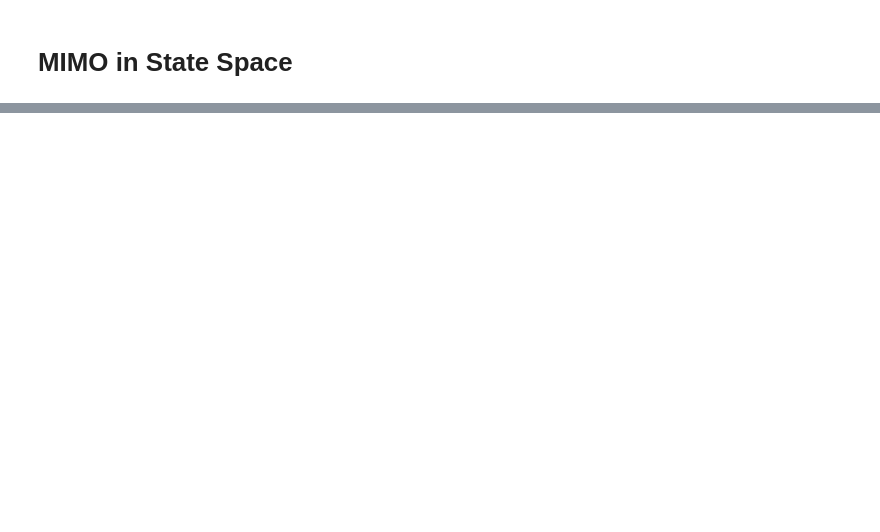
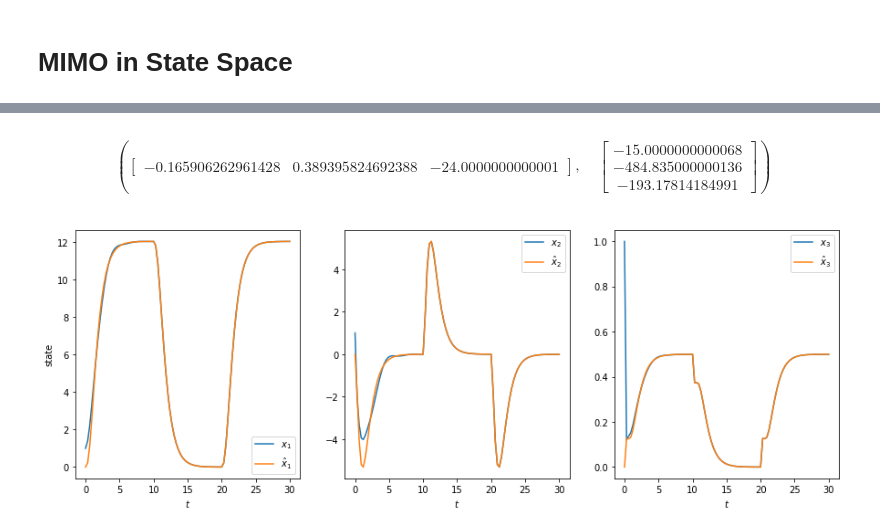
Before and after one commit to klavins/ECE447, a Jupyter notebook: lectures/mimo.ipynb, the cells around one changed output, grey strips where cells are left out. Drawn from its saved outputs; the diff is of its cells as text; code cells hidden in the pictures; blank space fills up the shorter version.

```diff
--- a/lectures/mimo.ipynb
+++ b/lectures/mimo.ipynb
@@ -112,0 +236,56 @@ The observer we designed in the previous notebook takes $y$ and $u$ as inputs an
+# %%
+A = Matrix([
+    [0,-1.0,0],
+    [3,0,-72.33],
+    [0,0.5,-30.0]])
+
+B = Matrix([
+    [0],
+    [0],
+    [1]
+])
+
+C = Matrix([[1,0,0]])
+
+An = np.array(A).astype(np.float64)
+Bn = np.array(B).astype(np.float64)
+Cn = np.array(C).astype(np.float64)
+
+K = Matrix(place(An,Bn,[-1,-2,-3]))
+
+L = Matrix(np.transpose(
+        place(np.transpose(An),np.transpose(Cn), [-4,-5,-6]))
+    )
+K,L
+# %% [output]
+$$\left ( \left[\begin{matrix}-0.165906262961428 & 0.389395824692388 & -24.0000000000001\end{matrix}\right], \quad \left[\begin{matrix}-15.0000000000068\\-484.835000000136\\-193.17814184991\end{matrix}\right]\right )$$
+# %%
+def input(t):
+    if t < 10:
+        return 1
+    elif t < 20:
+        return 0
+    else:
+        return 1
+
+def f(X,t):
+    x = X[:3]
+    xhat = X[3:6]
+    u = -(K*Matrix(xhat))[0] + input(t)
+    return flatten(
+        (A*Matrix(x) + B*u).tolist() +
+        (A*Matrix(xhat) + B*u).tolist())
+
+t=np.linspace(0,30,100)
+X = spi.odeint(f,[1,1,1,0,0,0],t)
+fig,ax = plt.subplots(1,3,figsize=(15,5))
+
+for i in range(3):
+    ax[i].plot(t,X[:,i],label="$x_%d$" % (i+1))
+    ax[i].plot(t,X[:,3+i],label="$\hat{x}_%d$" % (i+1));
+    ax[i].set_xlabel("$t$")
+    ax[i].legend()
+
+ax[0].set_ylabel("state");
+# %% [output]
+[figure, added]
```
Also changed, not shown: parts of 8 cells of this notebook, 1 other file.
